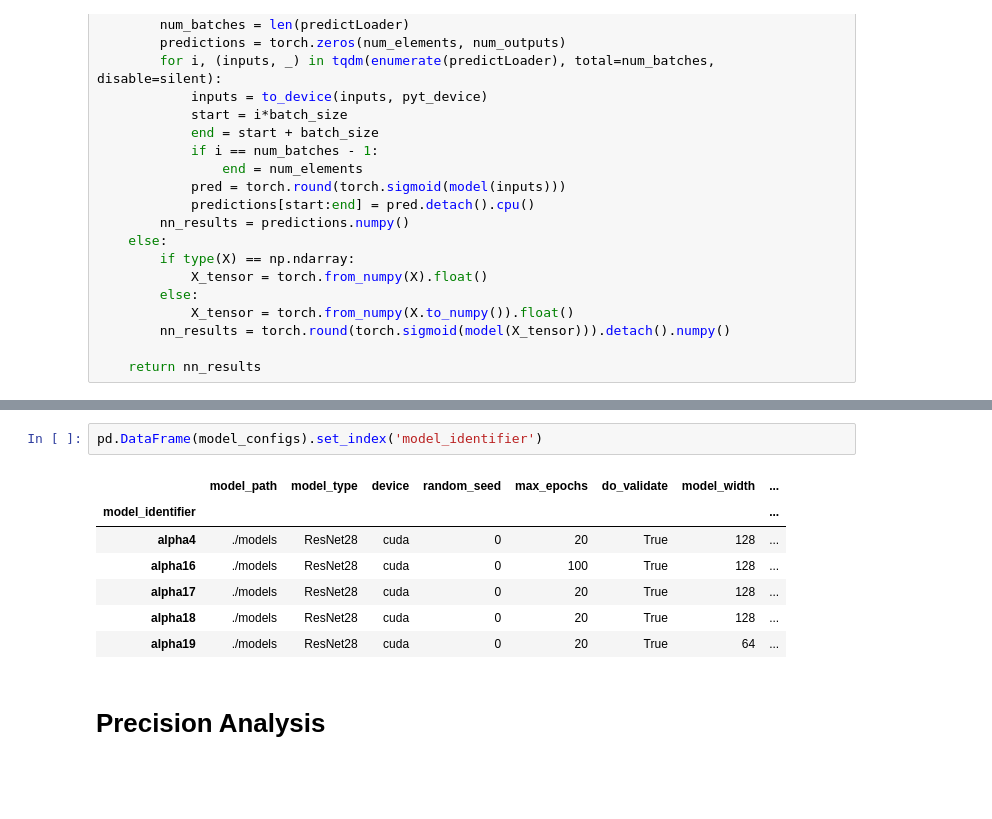
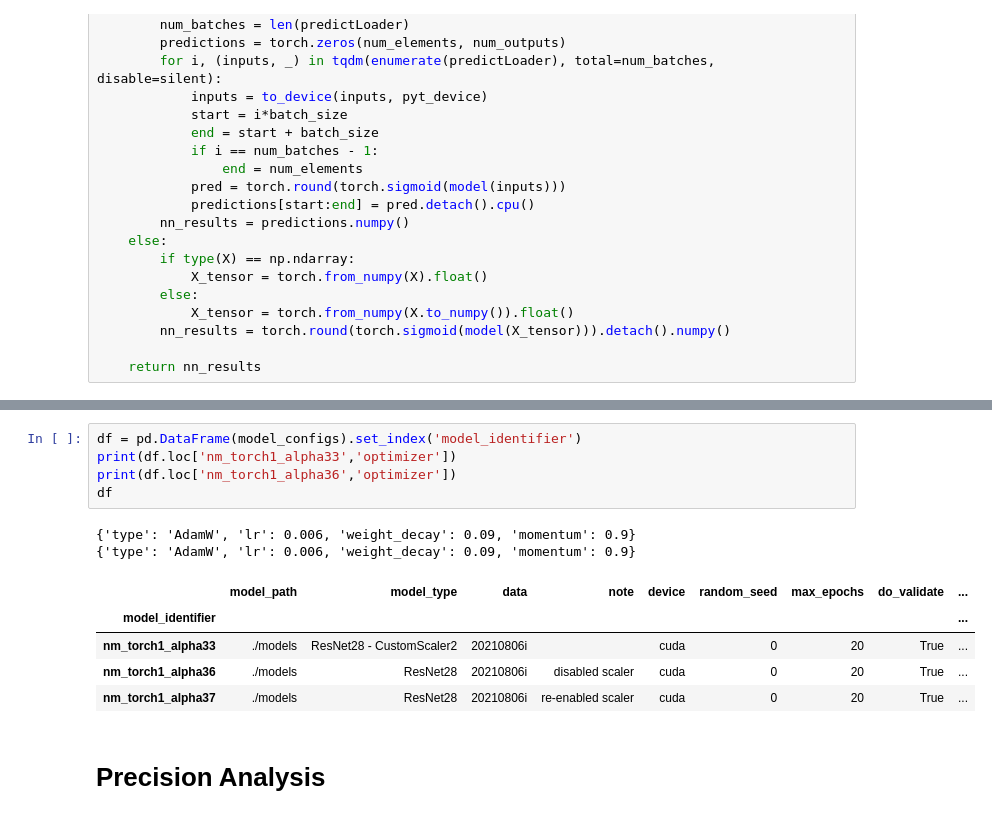
Before and after one commit to mads-swaps/swap-for-profit, a Jupyter notebook: playground/nicks/torch/py_torch_model_validation.ipynb, the cells around one changed output, grey strips where cells are left out. Drawn from its saved outputs; the diff is of its cells as text; blank space fills up the shorter version.

```diff
--- a/playground/nicks/torch/py_torch_model_validation.ipynb
+++ b/playground/nicks/torch/py_torch_model_validation.ipynb
@@ -215,13 +302,16 @@ plt.show()
-# %%
-pd.DataFrame(model_configs).set_index('model_identifier')
-# %% [output]
-|  | model_path | model_type | device | random_seed | max_epochs | do_validate | model_width | ... |
-| model_identifier |  |  |  |  |  |  |  | ... |
-| alpha4 | ./models | ResNet28 | cuda | 0 | 20 | True | 128 | ... |
-| alpha16 | ./models | ResNet28 | cuda | 0 | 100 | True | 128 | ... |
-| alpha17 | ./models | ResNet28 | cuda | 0 | 20 | True | 128 | ... |
-| alpha18 | ./models | ResNet28 | cuda | 0 | 20 | True | 128 | ... |
-| alpha19 | ./models | ResNet28 | cuda | 0 | 20 | True | 64 | ... |
+# %%
+df = pd.DataFrame(model_configs).set_index('model_identifier')
+print(df.loc['nm_torch1_alpha33','optimizer'])
+print(df.loc['nm_torch1_alpha36','optimizer'])
+df
+# %% [output]
+{'type': 'AdamW', 'lr': 0.006, 'weight_decay': 0.09, 'momentum': 0.9}
+{'type': 'AdamW', 'lr': 0.006, 'weight_decay': 0.09, 'momentum': 0.9}
+|  | model_path | model_type | data | note | device | random_seed | max_epochs | do_validate | ... |
+| model_identifier |  |  |  |  |  |  |  |  | ... |
+| nm_torch1_alpha33 | ./models | ResNet28 - CustomScaler2 | 20210806i |  | cuda | 0 | 20 | True | ... |
+| nm_torch1_alpha36 | ./models | ResNet28 | 20210806i | disabled scaler | cuda | 0 | 20 | True | ... |
+| nm_torch1_alpha37 | ./models | ResNet28 | 20210806i | re-enabled scaler | cuda | 0 | 20 | True | ... |
 # %% [markdown]
 # Precision Analysis
 # %%
```
Also changed, not shown: parts of 7 cells of this notebook, 14 other files.
